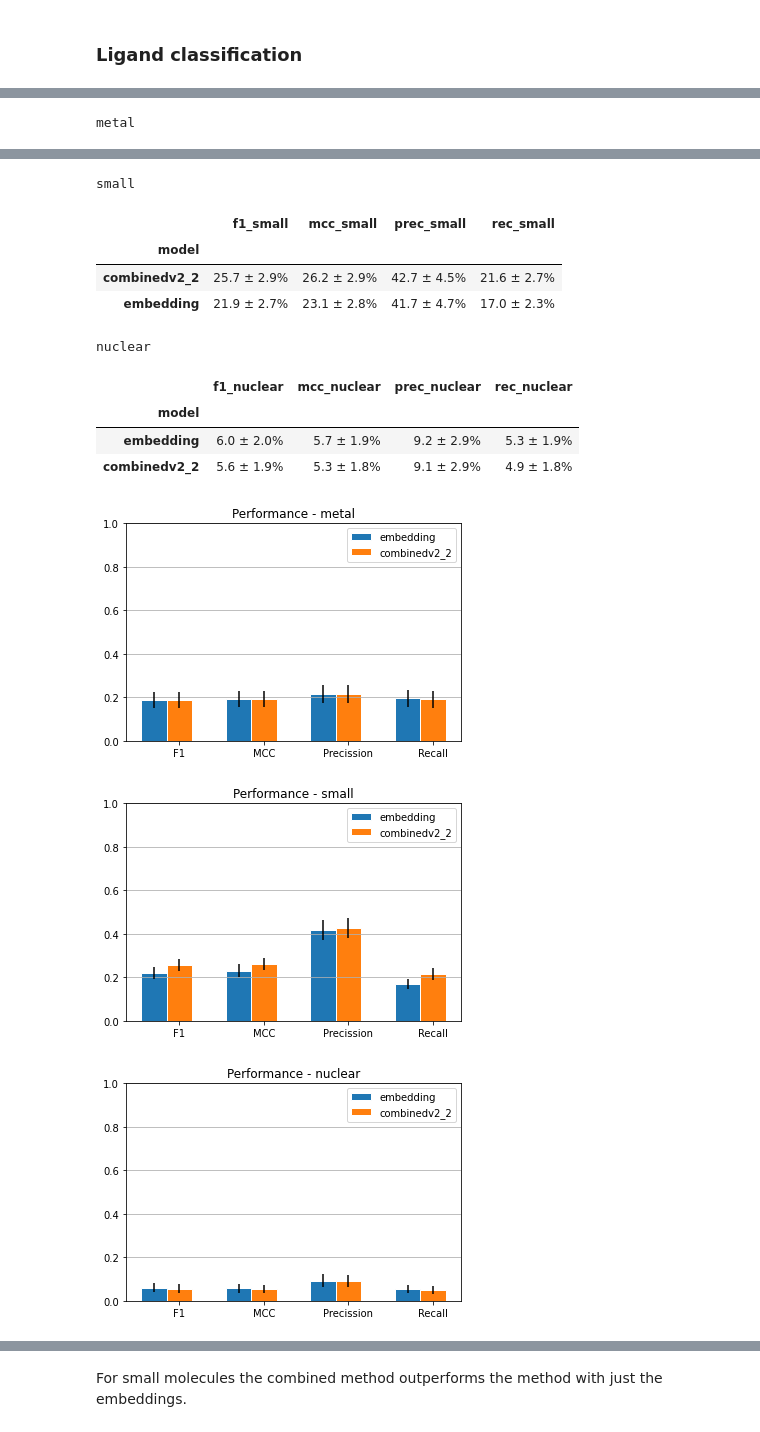
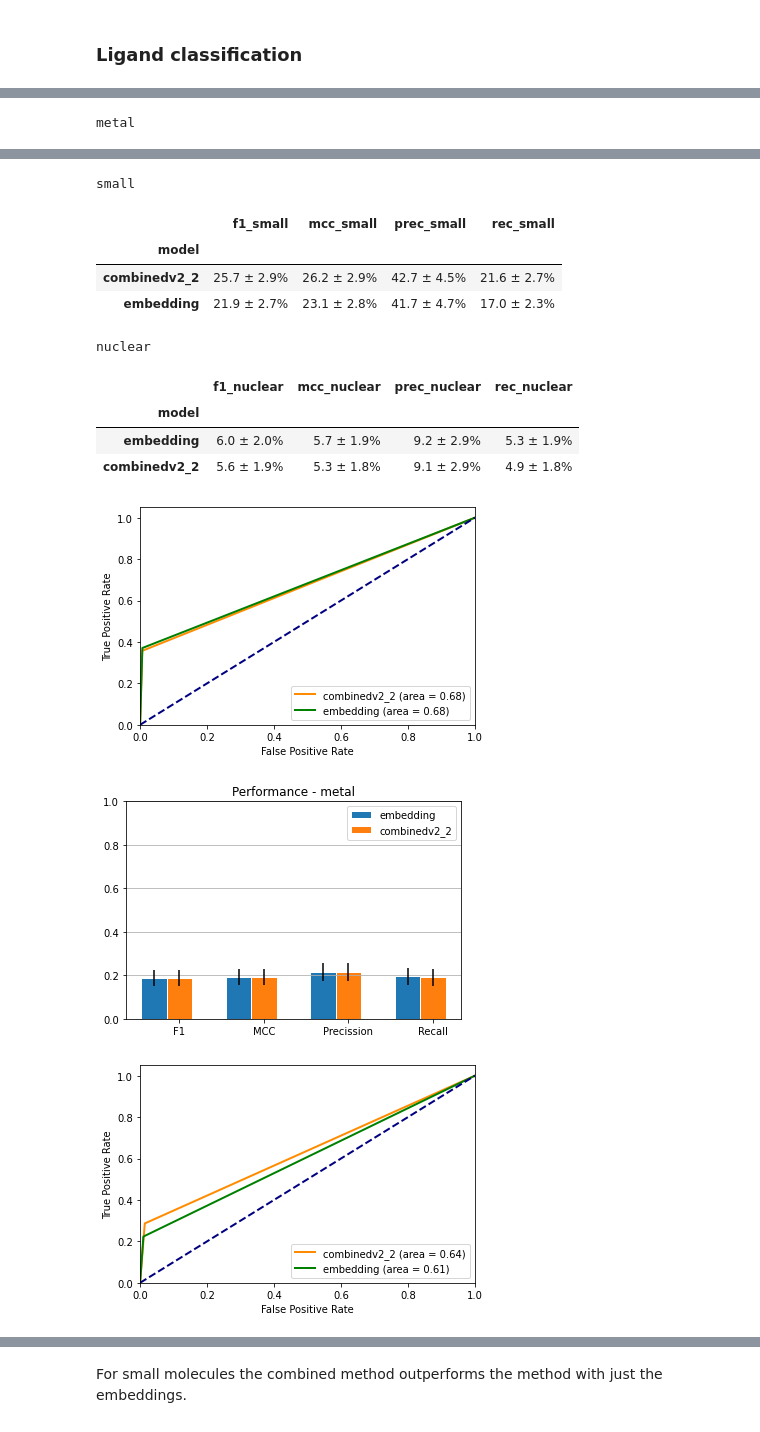
Before and after one commit to gtsitsiridis/bind-af2-embed, a Jupyter notebook: notebooks/train_notebook.ipynb, the cells around one changed output, grey strips where cells are left out. Drawn from its saved outputs; the diff is of its cells as text; code cells hidden in the pictures.

```diff
--- a/notebooks/train_notebook.ipynb
+++ b/notebooks/train_notebook.ipynb
@@ -160,6 +162,38 @@ def plot_multimodel_performance(df, columns, ax):
     ax.yaxis.grid(True)
     ax.set_ylim([0, 1])
     ax.legend()
+
+def plot_roc(y_true, y_score, model: str, ax: plt.axes, col: str):
+    fpr, tpr, _ = roc_curve(y_true, y_score)
+    roc_auc = auc(fpr, tpr)
+
+    ax.plot(
+        fpr,
+        tpr,
+        color=col,
+        lw=2,
+        label=f"{model} (area = %0.2f)" % roc_auc,
+    )
+
+
+def plot_rocs(predictions, ax, ligand=None):
+    colors = ["darkorange","green", "blue", "red"]
+    def get_df(df, ligand=None):
+        if ligand is None:
+            return df
+        return df[(df.ligand == ligand) & (df.cutoff == 0.5)]
+
+    i = 0
+    for model, df in predictions.items():
+        plot_roc(get_df(df, ligand=ligand)['target'], get_df(df,ligand=ligand)['prediction'], model, ax,col=colors[i])
+        i+=1
+
+    ax.plot([0, 1], [0, 1], color="navy", lw=2, linestyle="--")
+    ax.set_xlim([0.0, 1.0])
+    ax.set_ylim([0.0, 1.05])
+    ax.set_xlabel("False Positive Rate")
+    ax.set_ylabel("True Positive Rate")
+    ax.legend(loc="lower right")
 # %%
 # performance per run
 def get_total(x, test = False):
@@ -367,5 +400,9 @@ The best performing method for the binary classification is ligand_2. The model
 # %%
 test_df = runs_df_filtered.set_index('run').loc[['202207121113_embedding', '202207121144_combinedv2_2']].reset_index(). \
     apply(lambda x: get_total(x, test=True), axis =1).set_index('model')
+predictions = {
+    'combinedv2_2': read_predictions_df(run ='202207121144_combinedv2_2', model='combinedv2_2', test=True),
+    'embedding': read_predictions_df(run ='202207121113_embedding', model='embedding', test=True),
+}
 # %%
 print("Total results")
@@ -385,27 +429,30 @@ Total results
 # %%
 for ligand in ligands:
     print(ligand)
+    fig, ax = plt.subplots()
+    ax.set_title("ROC curve - " + ligand)
+    plot_rocs(predictions=predictions, ax=ax, ligand=ligand)
     columns =  ['f1_' + ligand, 'mcc_' + ligand, 'prec_' + ligand, 'rec_' + ligand]
     display(pretty_performance(df, columns))
     fig, ax = plt.subplots()
     ax.set_title('Performance - ' + ligand)
     plot_multimodel_performance(df,columns, ax)
 # %% [output]
 metal
 |  | f1_metal | mcc_metal | prec_metal | rec_metal |
 | model |  |  |  |  |
 | embedding | 18.9 ± 3.6% | 19.2 ± 3.7% | 21.5 ± 4.0% | 19.5 ± 3.9% |
 | combinedv2_2 | 18.7 ± 3.6% | 19.1 ± 3.7% | 21.6 ± 4.1% | 19.0 ± 3.9% |
 small
 |  | f1_small | mcc_small | prec_small | rec_small |
 | model |  |  |  |  |
 | combinedv2_2 | 25.7 ± 2.9% | 26.2 ± 2.9% | 42.7 ± 4.5% | 21.6 ± 2.7% |
 | embedding | 21.9 ± 2.7% | 23.1 ± 2.8% | 41.7 ± 4.7% | 17.0 ± 2.3% |
 nuclear
 |  | f1_nuclear | mcc_nuclear | prec_nuclear | rec_nuclear |
 | model |  |  |  |  |
 | embedding | 6.0 ± 2.0% | 5.7 ± 1.9% | 9.2 ± 2.9% | 5.3 ± 1.9% |
 | combinedv2_2 | 5.6 ± 1.9% | 5.3 ± 1.8% | 9.1 ± 2.9% | 4.9 ± 1.8% |
-[figure, old version]
+[figure, new version]
-[figure, old version]
+[figure, new version]
-[figure, old version]
+[figure, new version]
```
Also changed, not shown: parts of 29 cells of this notebook.
